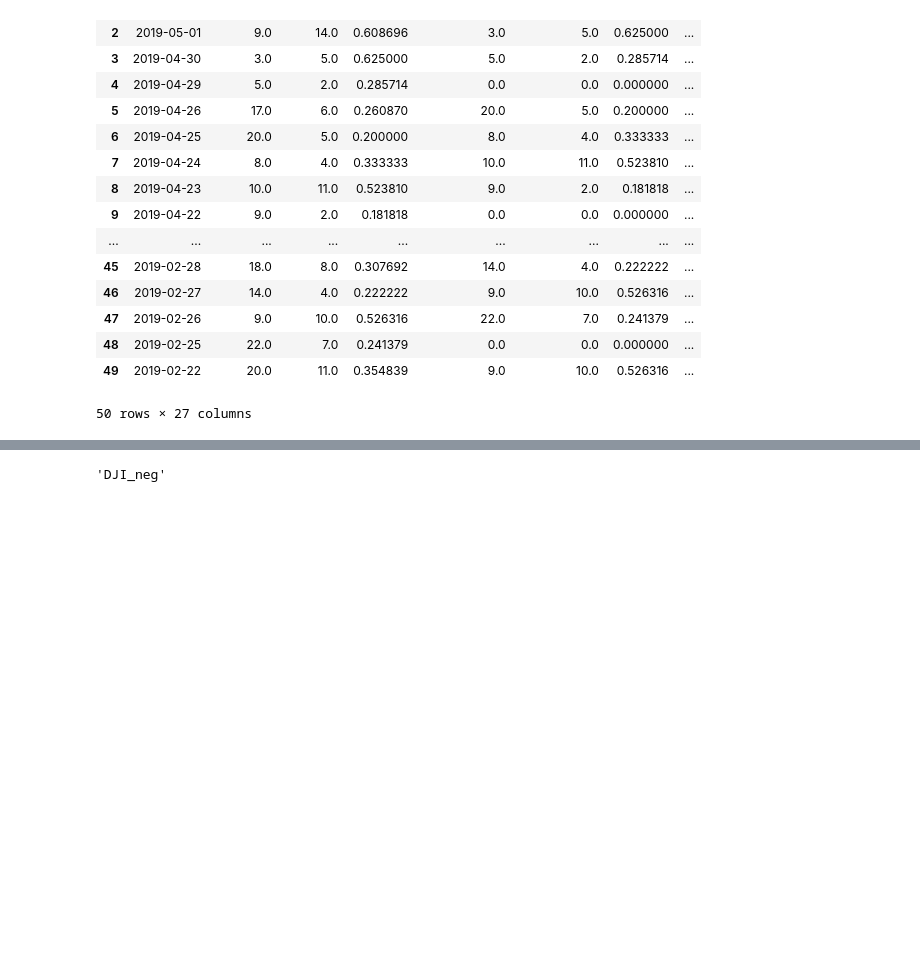
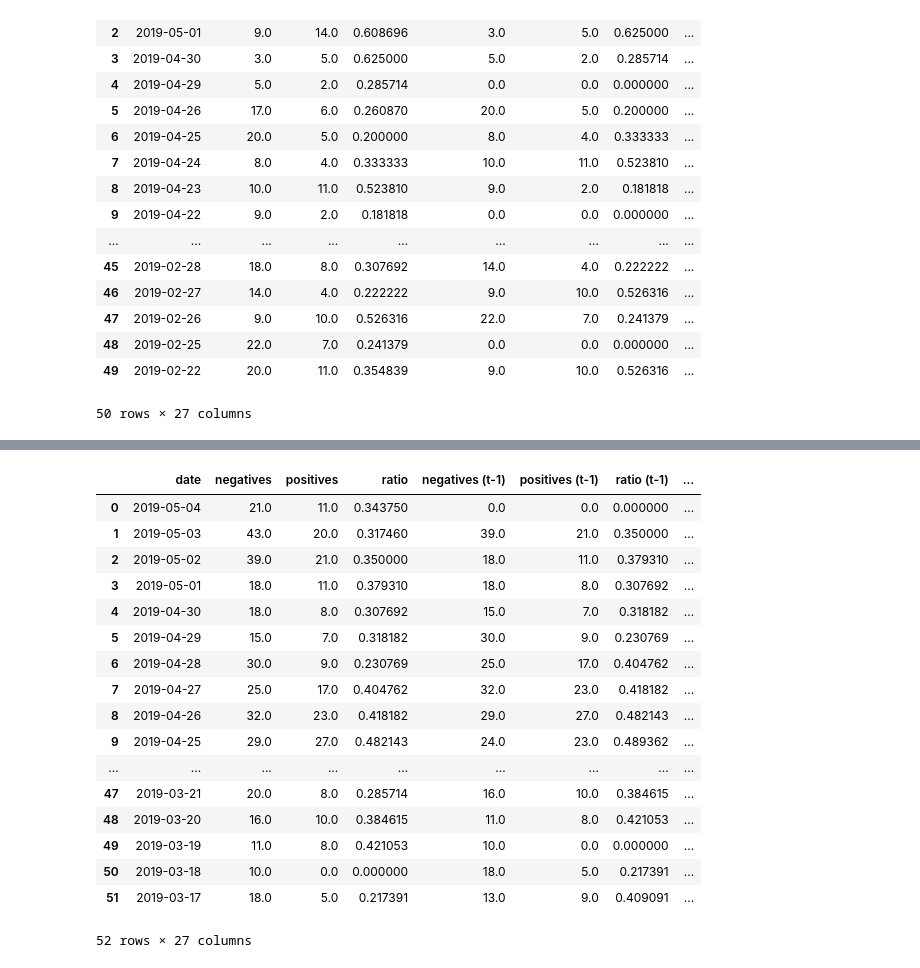
Before and after one commit to falkenovergaard/TA_Exam, a Jupyter notebook: ML_process_50_dates.ipynb, the cells around one changed output, grey strips where cells are left out. Cells and saved outputs as stored; diff of their text form; code cells hidden in the pictures; blank space fills up the shorter version.

```diff
--- a/ML_process_50_dates.ipynb
+++ b/ML_process_50_dates.ipynb
@@ -71,7 +98,24 @@ result_DJI_pos[0].to_csv("ML_Data/first_50_dates/"+result_DJI_pos[1]+"_50.csv")
 # %%
-result = merge_50_first_with_price_date("DJI_neg")
+result = merge_50_first_with_price_date("BTC_vader")
 result[0].to_csv("ML_Data/first_50_dates/"+result[1]+"_50.csv")
-result[1]
+result[0]
 # %% [output]
+|  | date | negatives | positives | ratio | negatives (t-1) | positives (t-1) | ratio (t-1) | ... |
+| 0 | 2019-05-04 | 21.0 | 11.0 | 0.343750 | 0.0 | 0.0 | 0.000000 | ... |
+| 1 | 2019-05-03 | 43.0 | 20.0 | 0.317460 | 39.0 | 21.0 | 0.350000 | ... |
+| 2 | 2019-05-02 | 39.0 | 21.0 | 0.350000 | 18.0 | 11.0 | 0.379310 | ... |
+| 3 | 2019-05-01 | 18.0 | 11.0 | 0.379310 | 18.0 | 8.0 | 0.307692 | ... |
+| 4 | 2019-04-30 | 18.0 | 8.0 | 0.307692 | 15.0 | 7.0 | 0.318182 | ... |
+| 5 | 2019-04-29 | 15.0 | 7.0 | 0.318182 | 30.0 | 9.0 | 0.230769 | ... |
+| 6 | 2019-04-28 | 30.0 | 9.0 | 0.230769 | 25.0 | 17.0 | 0.404762 | ... |
+| 7 | 2019-04-27 | 25.0 | 17.0 | 0.404762 | 32.0 | 23.0 | 0.418182 | ... |
+| 8 | 2019-04-26 | 32.0 | 23.0 | 0.418182 | 29.0 | 27.0 | 0.482143 | ... |
+| 9 | 2019-04-25 | 29.0 | 27.0 | 0.482143 | 24.0 | 23.0 | 0.489362 | ... |
+| ... | ... | ... | ... | ... | ... | ... | ... | ... |
+| 47 | 2019-03-21 | 20.0 | 8.0 | 0.285714 | 16.0 | 10.0 | 0.384615 | ... |
+| 48 | 2019-03-20 | 16.0 | 10.0 | 0.384615 | 11.0 | 8.0 | 0.421053 | ... |
+| 49 | 2019-03-19 | 11.0 | 8.0 | 0.421053 | 10.0 | 0.0 | 0.000000 | ... |
+| 50 | 2019-03-18 | 10.0 | 0.0 | 0.000000 | 18.0 | 5.0 | 0.217391 | ... |
+| 51 | 2019-03-17 | 18.0 | 5.0 | 0.217391 | 13.0 | 9.0 | 0.409091 | ... |
-'DJI_neg'
+52 rows × 27 columns
 # %%
```
Also changed, not shown: parts of 11 cells of this notebook, 6 other files.
